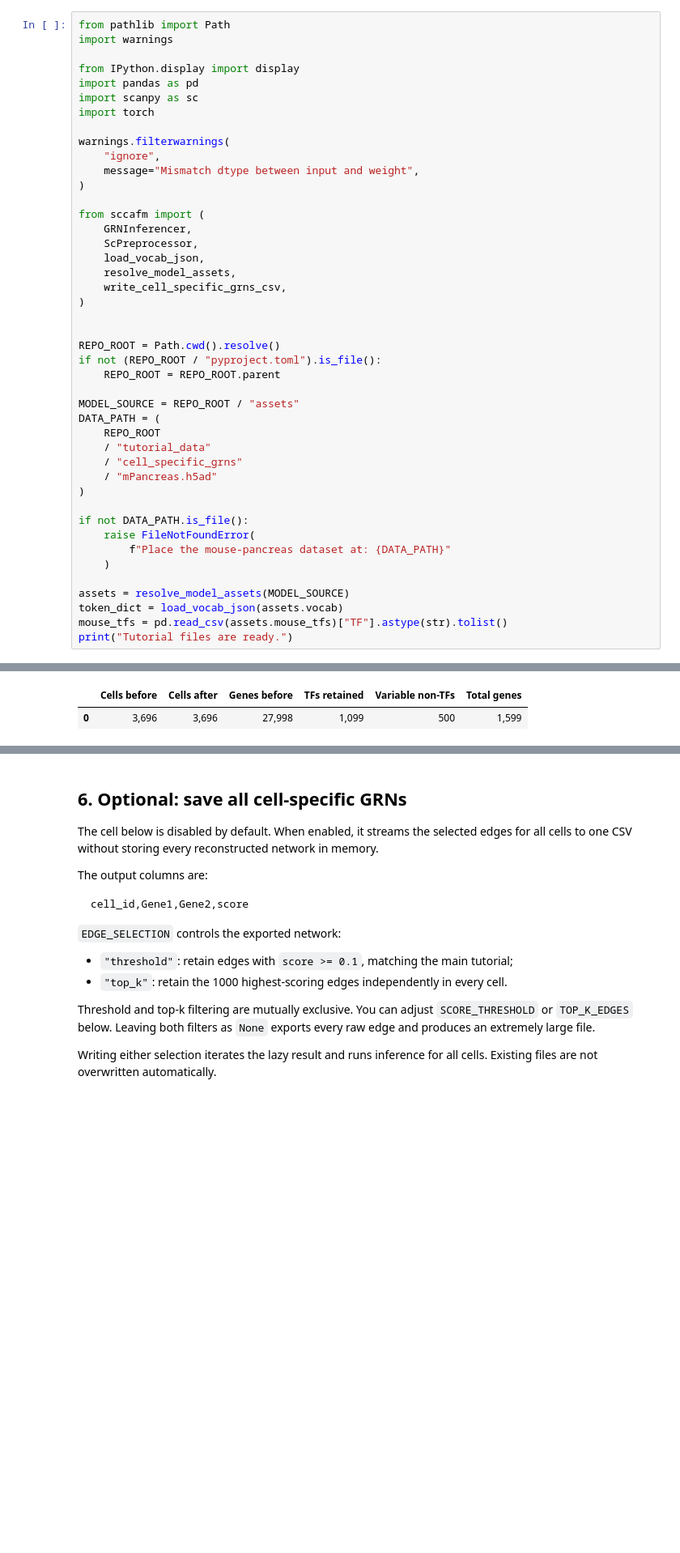
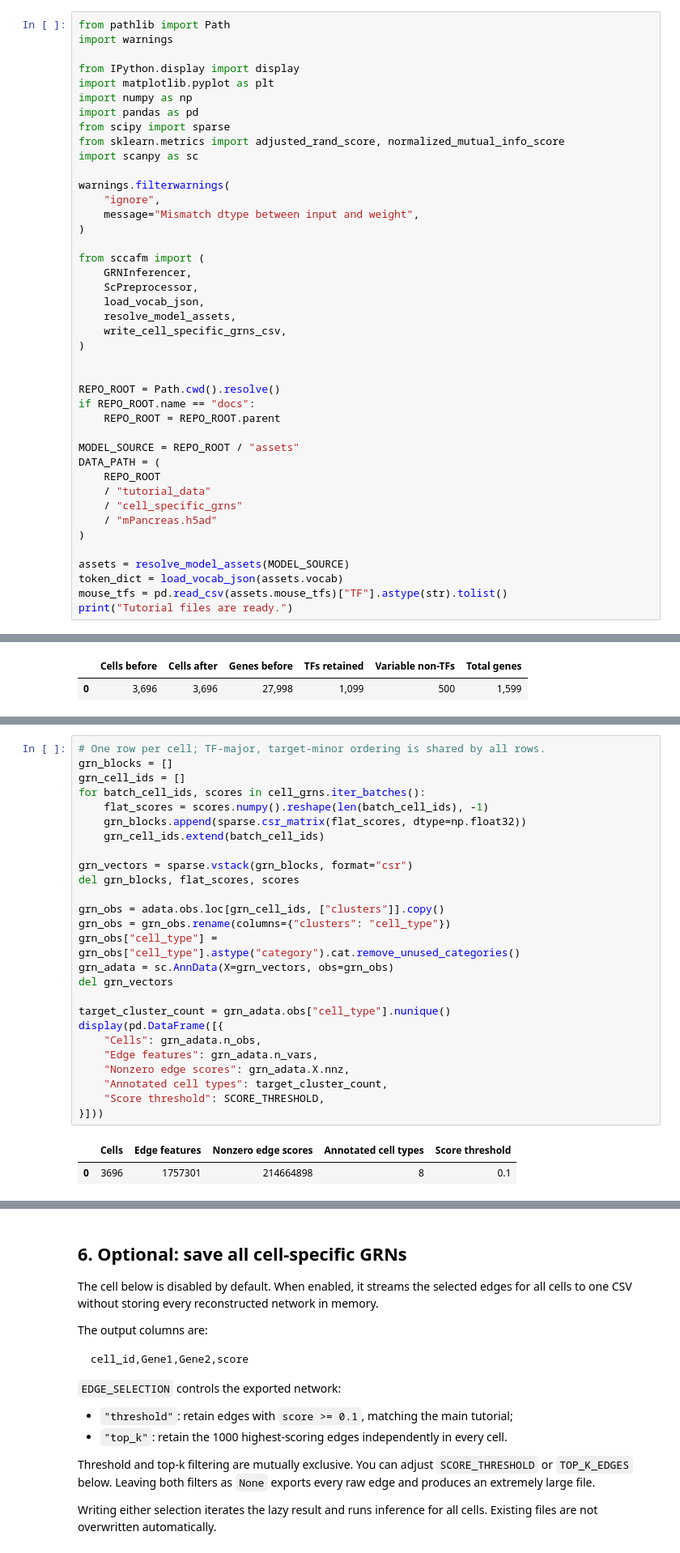
Before and after one commit to Catchxu/scCAFM, a Jupyter notebook: docs/cell_specific_grns.ipynb, the cells around one changed output, grey strips where cells are left out. Shown at 81% size. Cells and saved outputs as stored; diff of their text form; blank space fills up the shorter version.

```diff
--- a/docs/cell_specific_grns.ipynb
+++ b/docs/cell_specific_grns.ipynb
@@ -15,9 +15,12 @@ from pathlib import Path
 import warnings
 
 from IPython.display import display
+import matplotlib.pyplot as plt
+import numpy as np
 import pandas as pd
+from scipy import sparse
+from sklearn.metrics import adjusted_rand_score, normalized_mutual_info_score
 import scanpy as sc
-import torch
 
 warnings.filterwarnings(
     "ignore",
@@ -34,7 +37,7 @@ from sccafm import (
 
 
 REPO_ROOT = Path.cwd().resolve()
-if not (REPO_ROOT / "pyproject.toml").is_file():
+if REPO_ROOT.name == "docs":
     REPO_ROOT = REPO_ROOT.parent
 
 MODEL_SOURCE = REPO_ROOT / "assets"
@@ -45,11 +48,6 @@ DATA_PATH = (
     / "mPancreas.h5ad"
 )
 
-if not DATA_PATH.is_file():
-    raise FileNotFoundError(
-        f"Place the mouse-pancreas dataset at: {DATA_PATH}"
-    )
-
 assets = resolve_model_assets(MODEL_SOURCE)
 token_dict = load_vocab_json(assets.vocab)
 mouse_tfs = pd.read_csv(assets.mouse_tfs)["TF"].astype(str).tolist()
@@ -310,0 +262,29 @@ display(representative_edges.style.format({"score": "{:.4f}"}))
+# %%
+# One row per cell; TF-major, target-minor ordering is shared by all rows.
+grn_blocks = []
+grn_cell_ids = []
+for batch_cell_ids, scores in cell_grns.iter_batches():
+    flat_scores = scores.numpy().reshape(len(batch_cell_ids), -1)
+    grn_blocks.append(sparse.csr_matrix(flat_scores, dtype=np.float32))
+    grn_cell_ids.extend(batch_cell_ids)
+
+grn_vectors = sparse.vstack(grn_blocks, format="csr")
+del grn_blocks, flat_scores, scores
+
+grn_obs = adata.obs.loc[grn_cell_ids, ["clusters"]].copy()
+grn_obs = grn_obs.rename(columns={"clusters": "cell_type"})
+grn_obs["cell_type"] = grn_obs["cell_type"].astype("category").cat.remove_unused_categories()
+grn_adata = sc.AnnData(X=grn_vectors, obs=grn_obs)
+del grn_vectors
+
+target_cluster_count = grn_adata.obs["cell_type"].nunique()
+display(pd.DataFrame([{
+    "Cells": grn_adata.n_obs,
+    "Edge features": grn_adata.n_vars,
+    "Nonzero edge scores": grn_adata.X.nnz,
+    "Annotated cell types": target_cluster_count,
+    "Score threshold": SCORE_THRESHOLD,
+}]))
+# %% [output]
+|  | Cells | Edge features | Nonzero edge scores | Annotated cell types | Score threshold |
+| 0 | 3696 | 1757301 | 214664898 | 8 | 0.1 |
```
Also changed, not shown: parts of 11 cells of this notebook, 4 other files.
